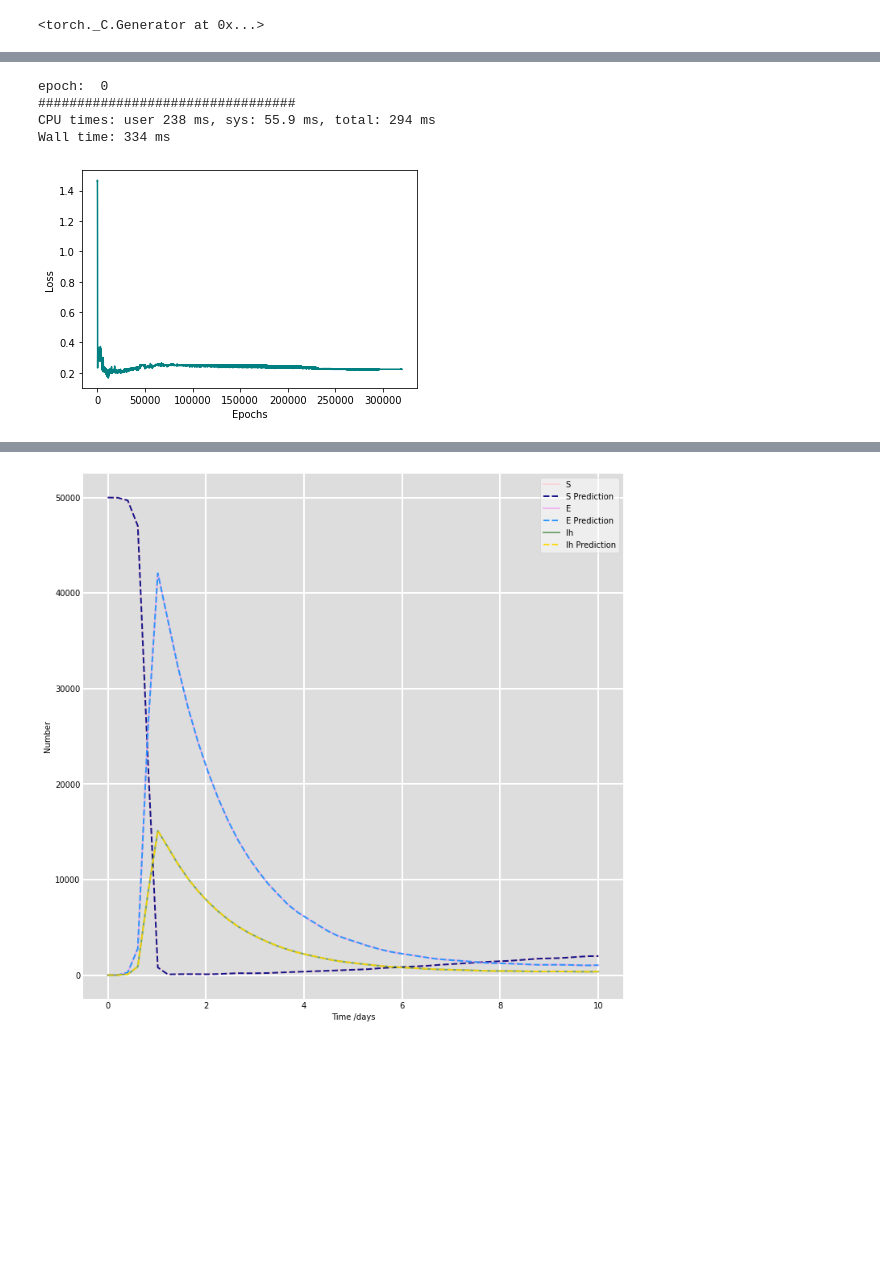
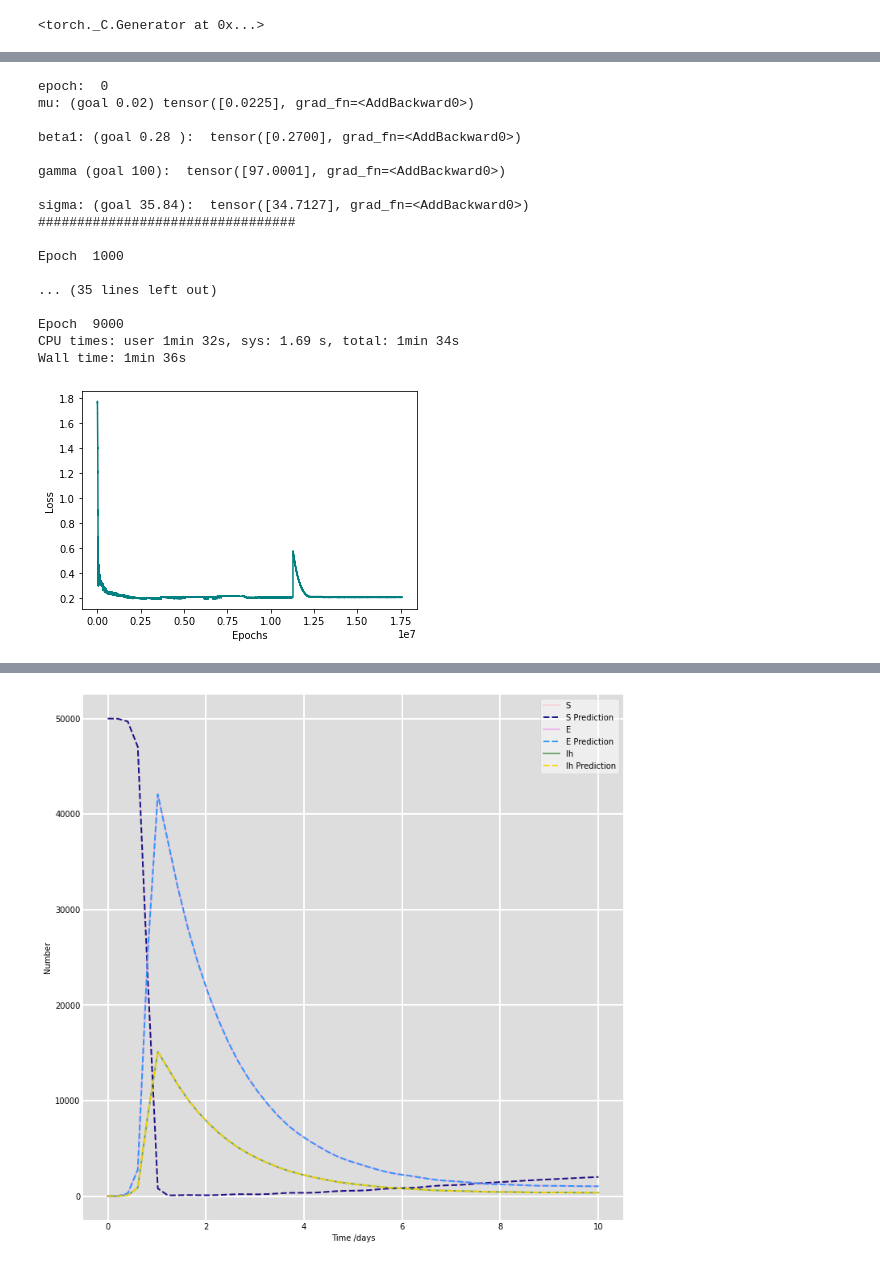
Before and after one commit to Shaier/DINN, a Jupyter notebook: Diseases/measles/measles.ipynb, the cells around one changed output, grey strips where cells are left out. Cells and saved outputs as stored; diff of their text form; code cells hidden in the pictures; blank space fills up the shorter version.

```diff
--- a/Diseases/measles/measles.ipynb
+++ b/Diseases/measles/measles.ipynb
@@ -257,19 +257,20 @@ learning_rate = 1e-3
 optimizer = optim.Adam(dinn.params, lr = learning_rate)
 dinn.optimizer = optimizer
 
-scheduler = torch.optim.lr_scheduler.ReduceLROnPlateau(dinn.optimizer, factor=0.85, patience = 5000, verbose=True)
-#scheduler = torch.optim.lr_scheduler.CyclicLR(dinn.optimizer, base_lr=1e-6, max_lr=1e-3, step_size_up=100, mode="triangular2", cycle_momentum=False)
+#scheduler = torch.optim.lr_scheduler.ReduceLROnPlateau(dinn.optimizer, factor=0.85, patience = 5000, verbose=True, min_lr=1e-7)
+#scheduler = torch.optim.lr_scheduler.CyclicLR(dinn.optimizer, base_lr=1e-6, max_lr=1e-3, step_size_up=1000, mode="triangular2", cycle_momentum=False)
+scheduler = torch.optim.lr_scheduler.CyclicLR(dinn.optimizer, base_lr=1e-7, max_lr=1e-3, step_size_up=1000, mode="exp_range", gamma=0.85, cycle_momentum=False)
 
 dinn.scheduler = scheduler
 
 try:
-  S_pred_list, E_pred_list, I_pred_list = dinn.train(1) #train
+  S_pred_list, E_pred_list, I_pred_list = dinn.train(10000) #train
 except EOFError:
   if dinn.save == 2:
     dinn.save = 3
-    S_pred_list, E_pred_list, I_pred_list = dinn.train(1) #train
+    S_pred_list, E_pred_list, I_pred_list = dinn.train(10000) #train
   elif dinn.save == 3:
     dinn.save = 2
-    S_pred_list, E_pred_list, I_pred_list = dinn.train(1) #train
+    S_pred_list, E_pred_list, I_pred_list = dinn.train(10000) #train
 # %% [output]
 loading pre-trained model...
@@ -284,6 +285,19 @@ Saving model... Loss is:  tensor(0.2225, dtype=torch.float64, grad_fn=<AddBackwa
 epoch:  0
+mu: (goal 0.02) tensor([0.0225], grad_fn=<AddBackward0>)
+
+beta1: (goal 0.28 ):  tensor([0.2700], grad_fn=<AddBackward0>)
+
+gamma (goal 100):  tensor([97.0001], grad_fn=<AddBackward0>)
+
+sigma: (goal 35.84):  tensor([34.7127], grad_fn=<AddBackward0>)
 #################################
-CPU times: user 238 ms, sys: 55.9 ms, total: 294 ms
-Wall time: 334 ms
+
+Epoch  1000
+
+... (35 lines left out)
+
+Epoch  9000
+CPU times: user 1min 32s, sys: 1.69 s, total: 1min 34s
+Wall time: 1min 36s
-[figure, old version]
+[figure, new version]
 # %%
```
Also changed, not shown: parts of 7 cells of this notebook, 17 other files.
